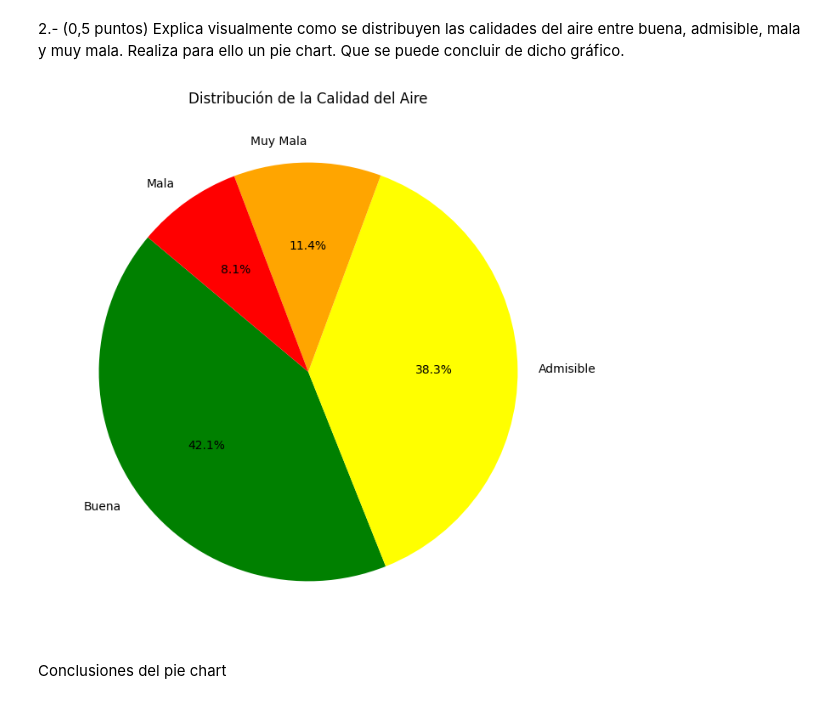
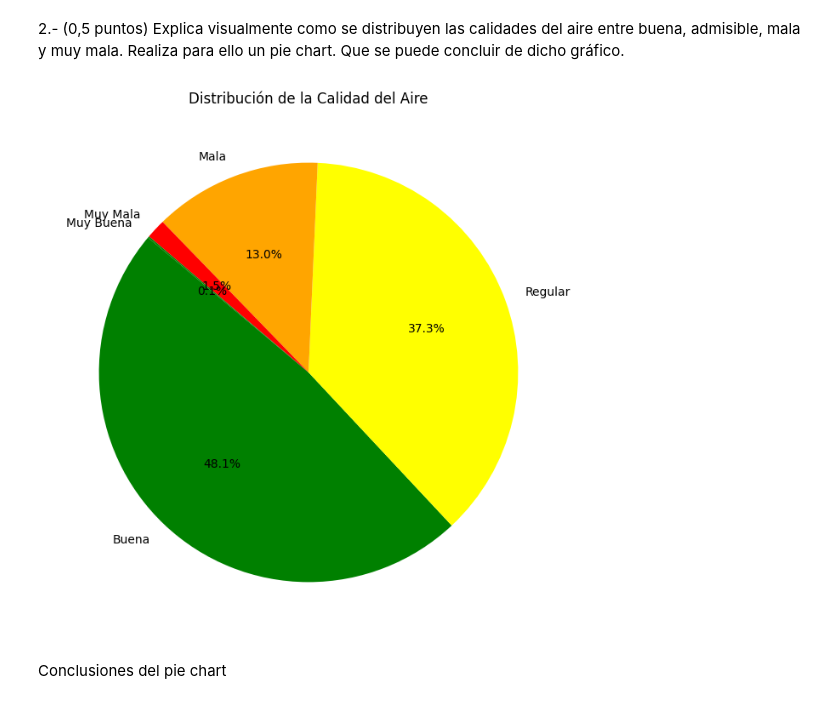
Before and after one commit to juanky0111/Laboratorio1_Data_Mining, a Jupyter notebook: air_cuality.ipynb, the cells around one changed output. Cells and saved outputs as stored; diff of their text form; code cells hidden in the pictures.

```diff
--- a/air_cuality.ipynb
+++ b/air_cuality.ipynb
@@ -90,0 +33,26 @@ Data columns (total 19 columns):
+# %%
+# Ruta de los archivos CSV
+csv_path = "./csvs_per_year/"
+
+# Obtener la lista de archivos CSV ordenados
+csv_files = sorted(glob.glob(os.path.join(csv_path, "madrid_*.csv")))
+
+# Verificar que se encontraron archivos
+if not csv_files: #si es falso
+    raise FileNotFoundError("No se encontraron los archivos CSV en la ruta ./csvs_per_year/")
+
+# Cargar los archivos en un único DataFrame, uso el separador ","
+df_list = [pd.read_csv(file, sep=",", encoding="latin1", low_memory=False) for file in csv_files]
+
+# Unir todos los DataFrames en uno solo
+df = pd.concat(df_list, ignore_index=True)
+
+
+# Mostrar las primeras filas
+df.head()
+
+# Ver columnas y tipos de datos
+df.info()
+
+# Resumen estadístico de los datos numéricos
+df.describe()
@@ -90,0 +86,4 @@ Data columns (total 19 columns):
+# %%
+#Convierto "date" a formato fecha
+df["date"] = pd.to_datetime(df["date"], errors="coerce")
+df.dtypes
@@ -90,0 +113,11 @@ Data columns (total 19 columns):
+# %%
+# Eliminar filas duplicadas
+df.drop_duplicates(inplace=True)
+key_columns = ["PM10", "PM25", "NO_2", "O_3", "SO_2"]
+
+# Eliminar filas donde todas las columnas clave sean nulas
+df = df.dropna(subset=key_columns, how="all")
+
+# Rellenar valores nulos con la media de la estación
+for col in key_columns:
+    df[col] = df.groupby("station")[col].transform(lambda x: x.fillna(x.mean()))
@@ -96,18 +197,18 @@ Data columns (total 19 columns):
 2.- (0,5 puntos) Explica visualmente como se distribuyen las calidades del aire entre buena, admisible, mala y
 muy mala. Realiza para ello un pie chart. Que se puede concluir de dicho gráfico.
 # %%
-import matplotlib.pyplot as plt
+
 
 # Contar la cantidad de días para cada categoría de calidad del aire
-air_quality_counts = daily_mean['air_quality'].value_counts()
+air_quality_counts = peor_calidad_diaria['Categoría_Calidad_Aire'].value_counts()
 
 # Crear pie chart
 plt.figure(figsize=(8, 8))
 plt.pie(air_quality_counts, labels=air_quality_counts.index, autopct='%1.1f%%', startangle=140, colors=['green', 'yellow', 'orange', 'red'])
 plt.title('Distribución de la Calidad del Aire')
 plt.show()
 # %% [output]
-[figure, old version]
+[figure, new version]
 # %% [markdown]
 Conclusiones del pie chart
 # %% [markdown]
```
Also changed, not shown: parts of 13 cells of this notebook, 1 other file.
